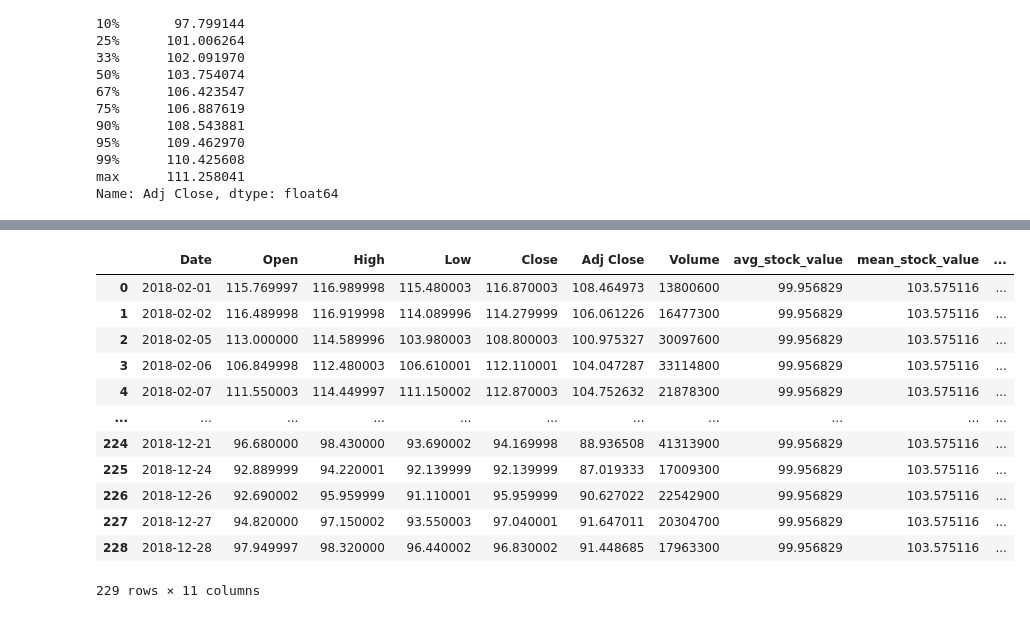
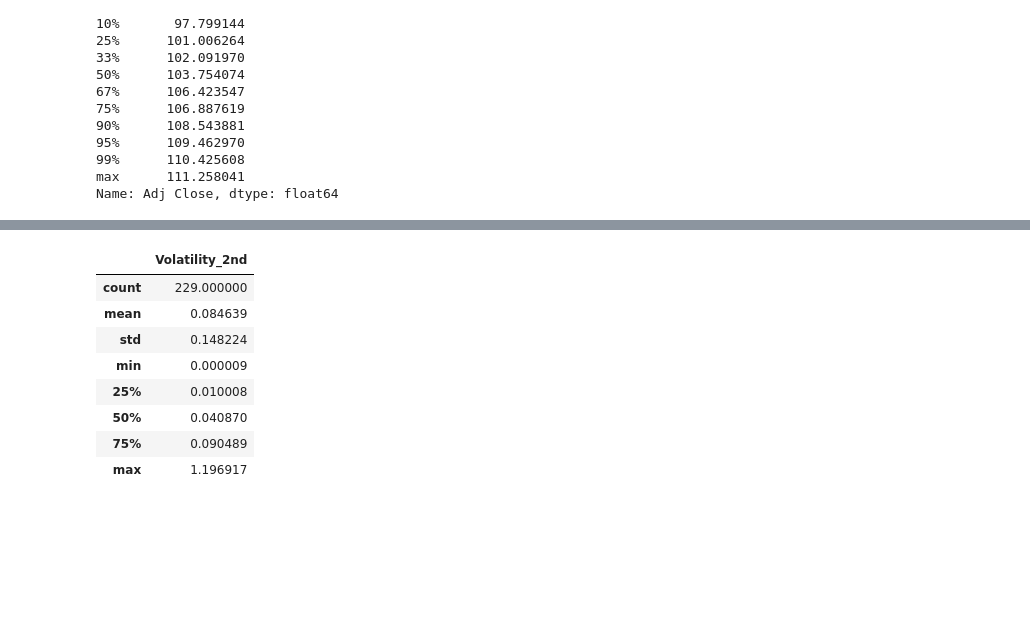
Before and after one commit to peparhugo/Econometrics_group_project, a Jupyter notebook: submission_1/basic_stats/basic_stats.ipynb, the cells around one changed output, grey strips where cells are left out. Cells and saved outputs as stored; diff of their text form; code cells hidden in the pictures; blank space fills up the shorter version.

```diff
--- a/submission_1/basic_stats/basic_stats.ipynb
+++ b/submission_1/basic_stats/basic_stats.ipynb
@@ -44,0 +45,4 @@ df['Volatility']= ((df['Adj Close']-df['mean_stock_value'])**2)/df.shape[0]
+# %%
+df['Daily Return Log'] = np.log(df['Adj Close']/(df['Adj Close'].shift(1)-1))
+fig = px.line(df, x=df['Date'], y=df['Daily Return Log'])
+fig.show()
@@ -44,0 +51,4 @@ df['Volatility']= ((df['Adj Close']-df['mean_stock_value'])**2)/df.shape[0]
+# %%
+df['Daily Return Percent']=df['Daily Return Log']*100
+fig = px.line(df, x=df['Date'], y=df['Daily Return Percent'])
+fig.show()
@@ -61 +79,3 @@ df
+# %%
+df['Volatility_2nd']= ((df['Adj Close']-df['mean_stock_value'])**2)/df.shape[0]
 # %%
@@ -64,20 +86,12 @@ fig.show()
-# %%
-df['Daily Return'] = df['Adj Close']/(df['Adj Close'].shift(1)-1)
-fig = px.line(df, x=df['Date'], y=df['Daily Return'])
-fig.show()
 # %%
-df
+df[['Volatility_2nd']].describe()
 # %% [output]
-|  | Date | Open | High | Low | Close | Adj Close | Volume | avg_stock_value | mean_stock_value | ... |
-| 0 | 2018-02-01 | 115.769997 | 116.989998 | 115.480003 | 116.870003 | 108.464973 | 13800600 | 99.956829 | 103.575116 | ... |
-| 1 | 2018-02-02 | 116.489998 | 116.919998 | 114.089996 | 114.279999 | 106.061226 | 16477300 | 99.956829 | 103.575116 | ... |
-| 2 | 2018-02-05 | 113.000000 | 114.589996 | 103.980003 | 108.800003 | 100.975327 | 30097600 | 99.956829 | 103.575116 | ... |
-| 3 | 2018-02-06 | 106.849998 | 112.480003 | 106.610001 | 112.110001 | 104.047287 | 33114800 | 99.956829 | 103.575116 | ... |
-| 4 | 2018-02-07 | 111.550003 | 114.449997 | 111.150002 | 112.870003 | 104.752632 | 21878300 | 99.956829 | 103.575116 | ... |
-| ... | ... | ... | ... | ... | ... | ... | ... | ... | ... | ... |
-| 224 | 2018-12-21 | 96.680000 | 98.430000 | 93.690002 | 94.169998 | 88.936508 | 41313900 | 99.956829 | 103.575116 | ... |
-| 225 | 2018-12-24 | 92.889999 | 94.220001 | 92.139999 | 92.139999 | 87.019333 | 17009300 | 99.956829 | 103.575116 | ... |
-| 226 | 2018-12-26 | 92.690002 | 95.959999 | 91.110001 | 95.959999 | 90.627022 | 22542900 | 99.956829 | 103.575116 | ... |
-| 227 | 2018-12-27 | 94.820000 | 97.150002 | 93.550003 | 97.040001 | 91.647011 | 20304700 | 99.956829 | 103.575116 | ... |
-| 228 | 2018-12-28 | 97.949997 | 98.320000 | 96.440002 | 96.830002 | 91.448685 | 17963300 | 99.956829 | 103.575116 | ... |
+|  | Volatility_2nd |
+| count | 229.000000 |
+| mean | 0.084639 |
+| std | 0.148224 |
+| min | 0.000009 |
+| 25% | 0.010008 |
+| 50% | 0.040870 |
+| 75% | 0.090489 |
+| max | 1.196917 |
-229 rows × 11 columns
```
Also changed, not shown: parts of 10 cells of this notebook, 2 other files.
